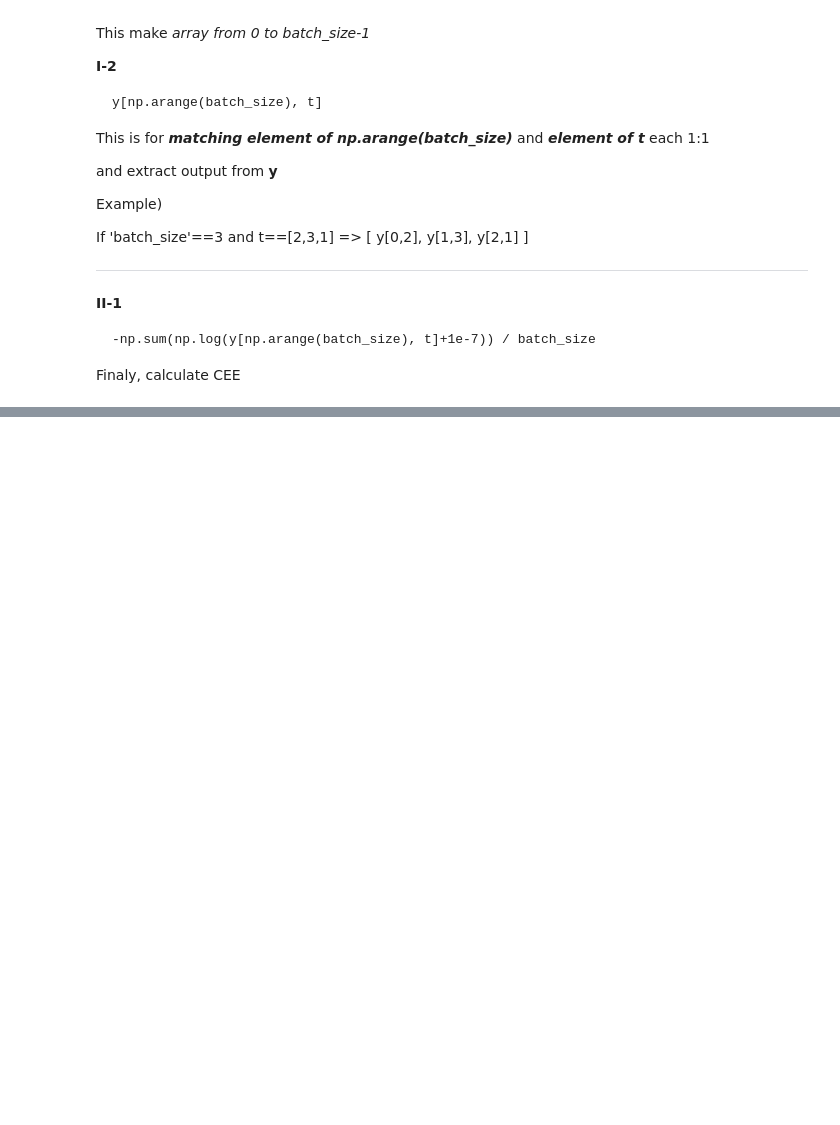
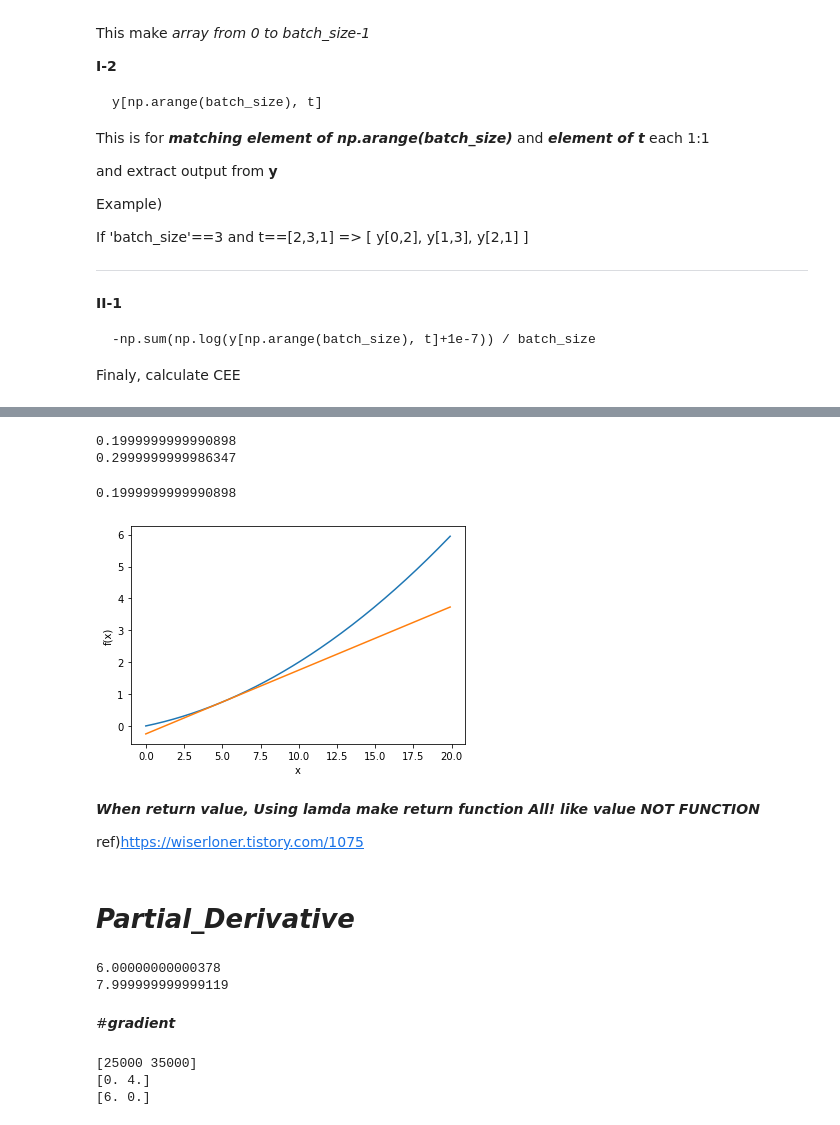
Before and after one commit to Eunhasuiin/Deep_Learning_from_Schratch, a Jupyter notebook: 4_신경망_학습.ipynb, the cells around one changed output, grey strips where cells are left out. Cells and saved outputs as stored; diff of their text form; code cells hidden in the pictures; blank space fills up the shorter version.

```diff
--- a/4_신경망_학습.ipynb
+++ b/4_신경망_학습.ipynb
@@ -115,0 +157,46 @@ Finaly, calculate CEE
+# %%
+#let's calulate diff at x=5,x=10
+print(num_diff(fun_1,5.0)) #f'(x)=2
+print(num_diff(fun_1,10.0)) #f'(x)=3
+# %% [output]
+0.1999999999990898
+0.2999999999986347
+# %%
+import numpy as np
+import matplotlib.pylab as plt
+
+def numerical_diff(f, x):
+    h = 1e-4 # 0.0001
+    return (f(x+h) - f(x-h)) / (2*h)
+
+
+def function_1(x):
+    return 0.01*x**2 + 0.1*x
+
+
+def tangent_line(f, x):
+    d = num_diff(f, x)
+    print(d)
+    y = f(x) - d*x
+    return lambda t: d*t + y #T is generate from here  Why grnerate?
+
+x = np.arange(0.0, 20.0, 0.1) #for original gragh X
+y = fun_1(x) #for original gragh Y
+plt.xlabel("x")
+plt.ylabel("f(x)")
+
+tf = tangent_line(fun_1, 5)
+y2 = tf(x)
+
+plt.plot(x, y)
+plt.plot(x, y2)
+plt.show()
+# %% [output]
+0.1999999999990898
+[figure, added]
+# %% [markdown]
+***When return value, Using lamda make return function All! like value NOT FUNCTION***
+
+ref)https://wiserloner.tistory.com/1075
+# %% [markdown]
+# ***Partial_Derivative***
@@ -115,0 +206,14 @@ Finaly, calculate CEE
+# %%
+def fun_tmp1(x0):
+  return (x0)**2+4.0**2.0
+
+def fun_tmp2(x1):
+  return 3.0**2+(x1)**2.0
+
+print(num_diff(fun_tmp1,3)) # answer == 6
+print(num_diff(fun_tmp2,4)) # answer == 8
+# %% [output]
+6.00000000000378
+7.999999999999119
+# %% [markdown]
+#***gradient***
@@ -115,0 +238,8 @@ Finaly, calculate CEE
+# %%
+print(numeric_gradient(fun_2,np.array([3.0,4.0])))
+print(numeric_gradient(fun_2,np.array([0.0,2.0])))
+print(numeric_gradient(fun_2,np.array([3.0,0.0])))
+# %% [output]
+[25000 35000]
+[0. 4.]
+[6. 0.]
```
Also changed, not shown: parts of 26 cells of this notebook.
